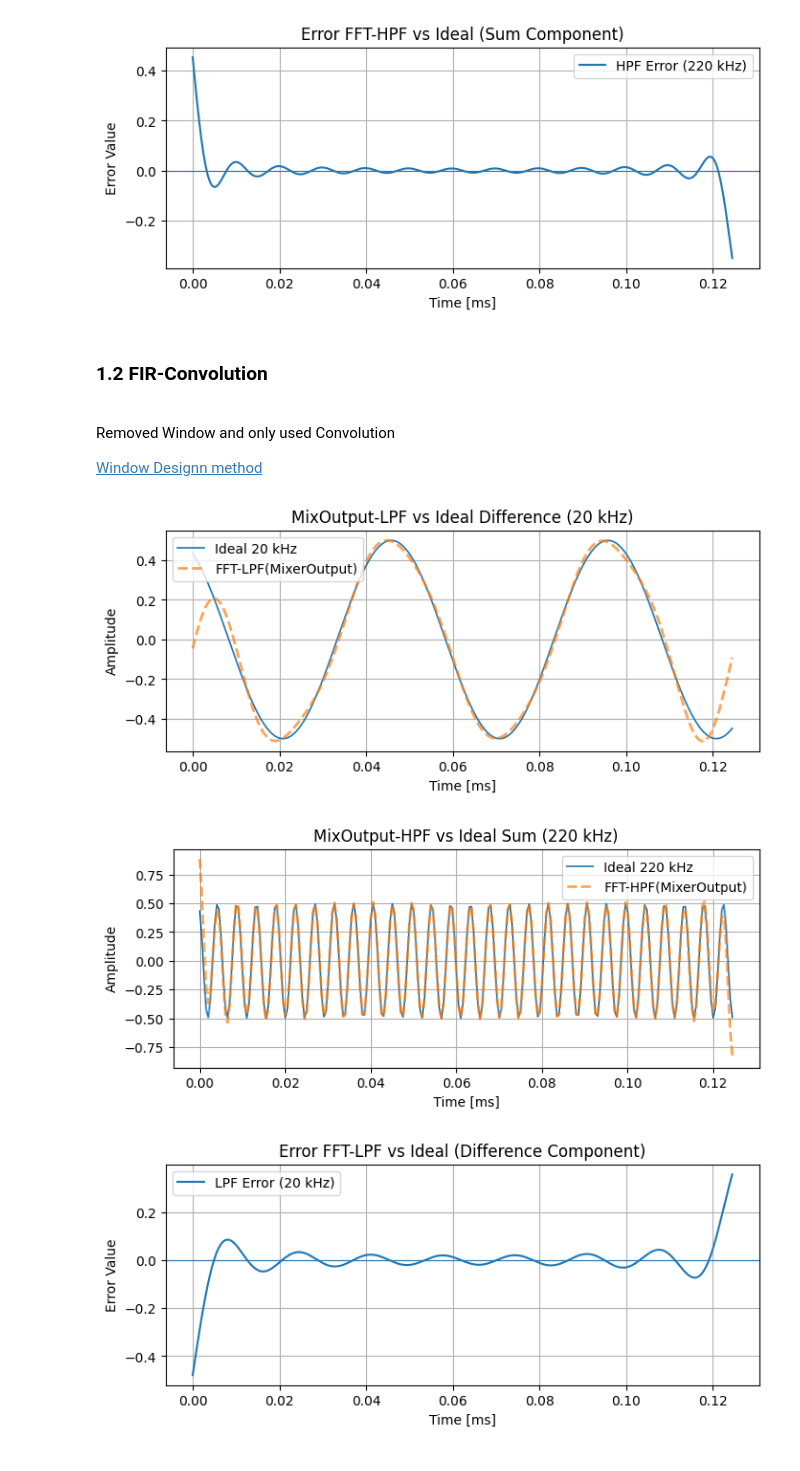
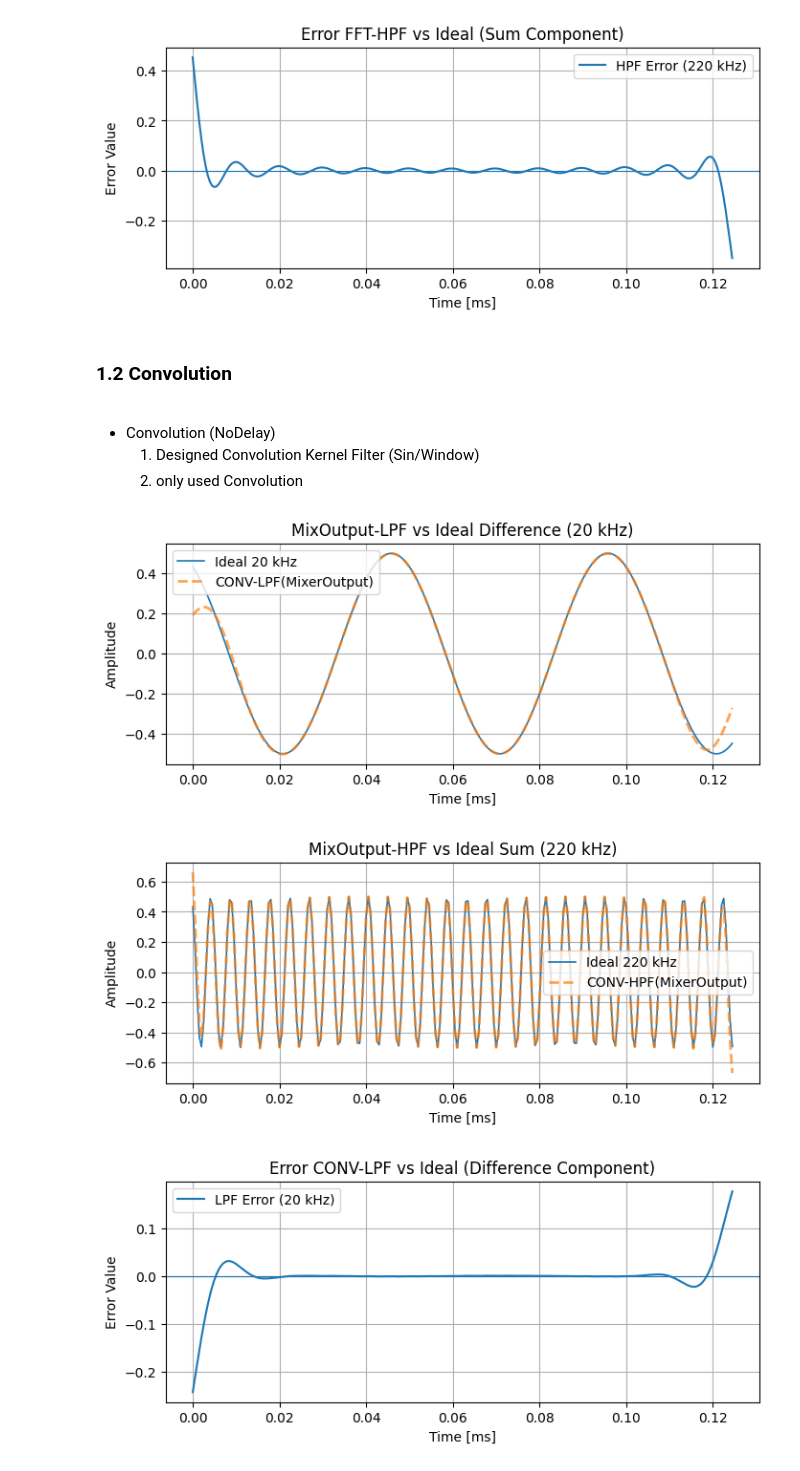
Before and after one commit to JeonghunLee/phy_simulation, a Jupyter notebook: notebooks/mixer_fir_step3_conv.ipynb, the cells around one changed output. Drawn from its saved outputs; the diff is of its cells as text; code cells hidden in the pictures.

```diff
--- a/notebooks/mixer_fir_step3_conv.ipynb
+++ b/notebooks/mixer_fir_step3_conv.ipynb
@@ -199,10 +201,10 @@ plt.show()
 [figure]
 [figure]
 # %% [markdown]
-### **1.2 FIR-Convolution**
+### **1.2 Convolution**
 
 <br/>
 
-Removed Window and only used Convolution
-
-[Window Designn method](https://en.wikipedia.org/wiki/Finite_impulse_response#Window_design_method)
+* Convolution (NoDelay)
+    1. Designed Convolution Kernel Filter (Sin/Window)
+    2. only used Convolution
@@ -209,53 +255,41 @@ Removed Window and only used Convolution
 # %%
 # ================================
-# 1. 주파수 영역 Ideal Filter 정의 (마스크)
-# ================================
-
-N = len(y_rf)
-
-# FFT
-Y = np.fft.rfft(y_rf)
-freqs = np.fft.rfftfreq(N, d=1.0/fs)
-
-# 이상적인 LPF / HPF 마스크 (0/1)
-lpf_mask = (np.abs(freqs) <= lpf_cutoff).astype(float)
-hpf_mask = (np.abs(freqs) >= hpf_cutoff).astype(float)
-
-#
-#   마스크 → 시간 영역 임펄스 응답 (필터 커널)
-#   1. 1D Convolution Kernel 생성
-#
-h_lpf = np.fft.irfft(lpf_mask, n=N)   # Ideal LPF impulse
-h_hpf = np.fft.irfft(hpf_mask, n=N)   # Ideal HPF impulse
-
-
-# ================================
-# 2. 1D Convolution으로 직접 필터링
+# 주파수 영역 Ideal Filter 정의
 # ================================
 
 #
-# full convolution (길이: N + N - 1 = 2N-1)
+# RF Mixer out Sample 수
 #
-y_lpf_full = np.convolve(y_rf, h_lpf, mode="full")
-y_hpf_full = np.convolve(y_rf, h_hpf, mode="full")
+N = len(y_rf)
 
-# 필터 길이만큼의 지연(대칭 커널이므로 중앙 정렬)
-delay = (len(h_lpf) - 1) // 2   # 여기서는 (N-1)//2
+num_taps = 101    # 필터 커널 길이 (홀수)
 
-start = delay
-end   = start + N               # 원래 입력 길이에 맞추기
+#
+#   1. 1D Convolution Kernel 생성
+#
+h_lpf = design_lpf_kernel(num_taps, lpf_cutoff, fs)
+h_hpf = design_hpf_kernel(num_taps, hpf_cutoff, fs)
 
-y_lpf = y_lpf_full[start:end]
-y_hpf = y_hpf_full[start:end]
+#
+#   2. 1D Convolution
+#        A. y_rf: Mixer Output
+#        B. h_lpf/h_hpf: 필터 커널
+#
+y_lpf = np.convolve(y_rf, h_lpf, mode="same")
+y_hpf = np.convolve(y_rf, h_hpf, mode="same")
 
-
+#
+#  Nodelay
+#
+y_lpf_valid  = y_lpf
+y_hpf_valid  = y_hpf
 
 # ================================
 # 3. Plot: LPF vs Ideal 20 kHz
 # ================================
 plt.figure()
 plt.plot(t_valid*1000, ideal_20k_valid, label="Ideal 20 kHz", linewidth=1.2)
-plt.plot(t_valid*1000, y_lpf_valid,     label="FFT-LPF(MixerOutput)", linewidth=2.0, linestyle="--", alpha=0.7)
+plt.plot(t_valid*1000, y_lpf_valid,     label="CONV-LPF(MixerOutput)", linewidth=2.0, linestyle="--", alpha=0.7)
 plt.xlabel("Time [ms]")
 plt.ylabel("Amplitude")
 plt.title("MixOutput-LPF vs Ideal Difference (20 kHz)")
@@ -268,40 +302,40 @@ plt.show()
 # ================================
 plt.figure()
 plt.plot(t_valid*1000, ideal_220k_valid, label="Ideal 220 kHz", linewidth=1.2)
-plt.plot(t_valid*1000, y_hpf_valid,      label="FFT-HPF(MixerOutput)", linewidth=2.0, linestyle="--", alpha=0.7)
+plt.plot(t_valid*1000, y_hpf_valid,      label="CONV-HPF(MixerOutput)", linewidth=2.0, linestyle="--", alpha=0.7)
 plt.xlabel("Time [ms]")
 plt.ylabel("Amplitude")
 plt.title("MixOutput-HPF vs Ideal Sum (220 kHz)")
 plt.legend()
 plt.grid(True)
 plt.show()
 
 # ================================
 # 5. Error 계산
 # ================================
 error_lpf = y_lpf_valid - ideal_20k_valid
 error_hpf = y_hpf_valid - ideal_220k_valid
 
 plt.figure()
 plt.plot(t_valid*1000, error_lpf, label="LPF Error (20 kHz)")
 plt.axhline(0, linewidth=0.8)
-plt.title("Error FFT-LPF vs Ideal (Difference Component)")
+plt.title("Error CONV-LPF vs Ideal (Difference Component)")
 plt.xlabel("Time [ms]")
 plt.ylabel("Error Value")
 plt.grid(True)
 plt.legend()
 plt.show()
 
 plt.figure()
 plt.plot(t_valid*1000, error_hpf, label="HPF Error (220 kHz)")
 plt.axhline(0, linewidth=0.8)
-plt.title("Error FFT-HPF vs Ideal (Sum Component)")
+plt.title("Error CONV-HPF vs Ideal (Sum Component)")
 plt.xlabel("Time [ms]")
 plt.ylabel("Error Value")
 plt.grid(True)
 plt.legend()
 plt.show()
 # %% [output]
-[figure, old version]
+[figure, new version]
-[figure, old version]
+[figure, new version]
-[figure, old version]
+[figure, new version]
```
Also changed, not shown: parts of 5 cells of this notebook.
